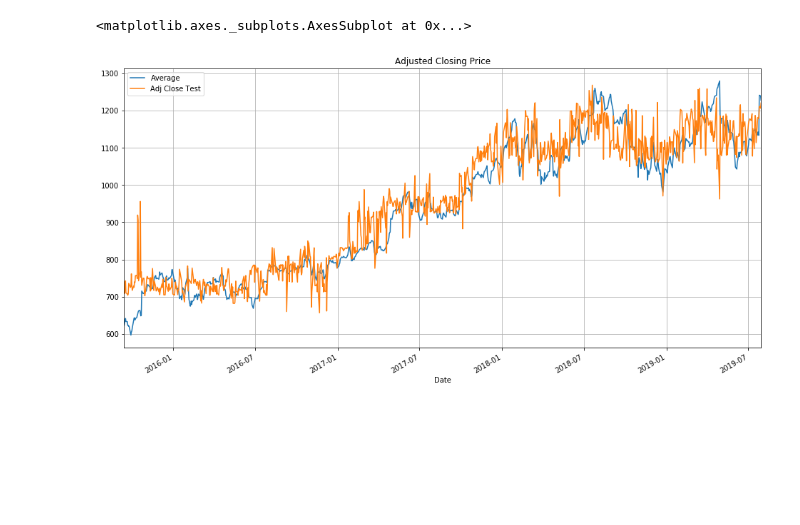
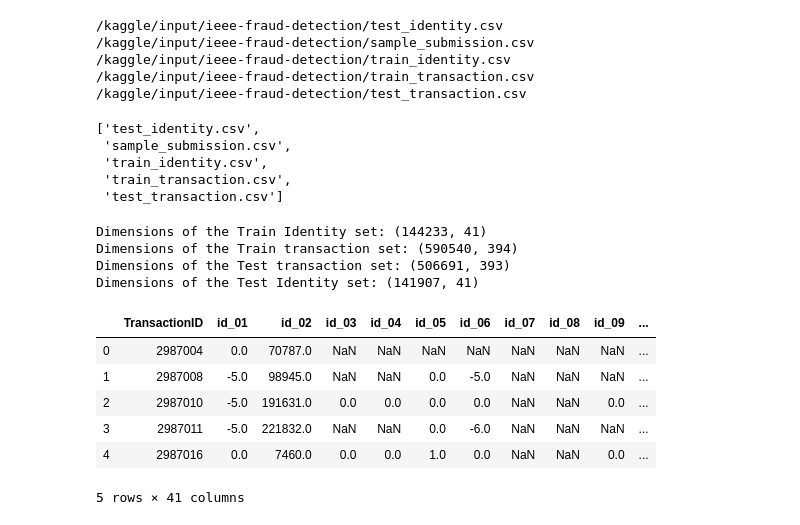
Before and after one commit to abbhatia/predict-stocks, a Jupyter notebook: stocks_predict.ipynb, the cells around one changed output. Cells and saved outputs as stored; diff of their text form; code cells hidden in the pictures; blank space fills up the shorter version.

```diff
--- a/stocks_predict.ipynb
+++ b/stocks_predict.ipynb
@@ -114,8 +1,60 @@ y_pred = svr_rbf.predict(X)  # Price for 30 Days using svr_rbf
-# %%
-df_cleaned['Adj Close Test'] = y_pred
-df_cleaned.drop(columns_drop, axis=1, inplace=True)
-
-df_cleaned.plot(label='GOOG', figsize=(16,8), title='Adjusted Closing Price', grid=True)
-# %% [output]
-<matplotlib.axes._subplots.AxesSubplot at 0x...>
-[figure, removed]
+# %%
+# This Python 3 environment comes with many helpful analytics libraries installed
+# It is defined by the kaggle/python docker image: https://github.com/kaggle/docker-python
+# For example, here's several helpful packages to load in
+
+import numpy as np # linear algebra
+import pandas as pd # data processing, CSV file I/O (e.g. pd.read_csv)
+
+# Input data files are available in the "../input/" directory.
+# For example, running this (by clicking run or pressing Shift+Enter) will list all files under the input directory
+
+import os
+for dirname, _, filenames in os.walk('/kaggle/input'):
+    for filename in filenames:
+        print(os.path.join(dirname, filename))
+
+# Any results you write to the current directory are saved as output.
+
+import seaborn as sns
+from sklearn import preprocessing
+from sklearn.linear_model import LogisticRegression
+# %% [output]
+/kaggle/input/ieee-fraud-detection/test_identity.csv
+/kaggle/input/ieee-fraud-detection/sample_submission.csv
+/kaggle/input/ieee-fraud-detection/train_identity.csv
+/kaggle/input/ieee-fraud-detection/train_transaction.csv
+/kaggle/input/ieee-fraud-detection/test_transaction.csv
+# %%
+os.listdir('../input/ieee-fraud-detection')
+# %% [output]
+['test_identity.csv',
+ 'sample_submission.csv',
+ 'train_identity.csv',
+ 'train_transaction.csv',
+ 'test_transaction.csv']
+# %%
+train_iden_df = pd.read_csv("../input/ieee-fraud-detection/train_identity.csv")
+train_trans_df = pd.read_csv("../input/ieee-fraud-detection/train_transaction.csv")
+test_trans_df = pd.read_csv("../input/ieee-fraud-detection/test_transaction.csv")
+test_iden_df = pd.read_csv("../input/ieee-fraud-detection/test_identity.csv")
+# %%
+print('Dimensions of the Train Identity set:',train_iden_df.shape)
+print('Dimensions of the Train transaction set:',train_trans_df.shape)
+print('Dimensions of the Test transaction set:',test_trans_df.shape)
+print('Dimensions of the Test Identity set:',test_iden_df.shape)
+# %% [output]
+Dimensions of the Train Identity set: (144233, 41)
+Dimensions of the Train transaction set: (590540, 394)
+Dimensions of the Test transaction set: (506691, 393)
+Dimensions of the Test Identity set: (141907, 41)
+# %%
+train_iden_df.head()
+# %% [output]
+|  | TransactionID | id_01 | id_02 | id_03 | id_04 | id_05 | id_06 | id_07 | id_08 | id_09 | ... |
+| 0 | 2987004 | 0.0 | 70787.0 | NaN | NaN | NaN | NaN | NaN | NaN | NaN | ... |
+| 1 | 2987008 | -5.0 | 98945.0 | NaN | NaN | 0.0 | -5.0 | NaN | NaN | NaN | ... |
+| 2 | 2987010 | -5.0 | 191631.0 | 0.0 | 0.0 | 0.0 | 0.0 | NaN | NaN | 0.0 | ... |
+| 3 | 2987011 | -5.0 | 221832.0 | NaN | NaN | 0.0 | -6.0 | NaN | NaN | NaN | ... |
+| 4 | 2987016 | 0.0 | 7460.0 | 0.0 | 0.0 | 1.0 | 0.0 | NaN | NaN | 0.0 | ... |
+5 rows × 41 columns
```
Also changed, not shown: parts of 43 cells of this notebook.
